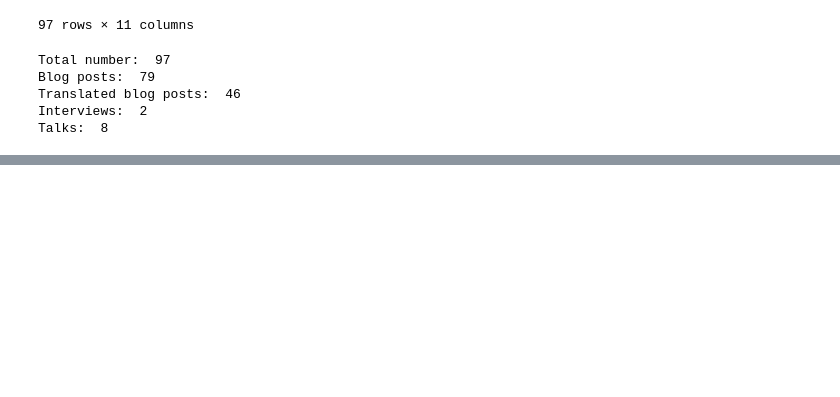
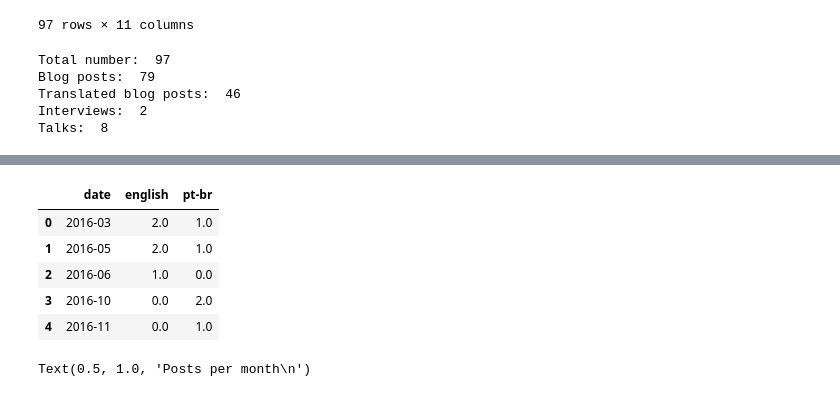
Before and after one commit to leportella/my-blog-data, a Jupyter notebook: notebooks/Articles.ipynb, the cells around one changed output, grey strips where cells are left out. Saved outputs shown, nothing was run; the diff lists cells and outputs as text; code cells hidden in the pictures; blank space fills up the shorter version.

```diff
--- a/notebooks/Articles.ipynb
+++ b/notebooks/Articles.ipynb
@@ -103,0 +106,9 @@ Talks:  8
+# %%
+import itertools
+
+years = range(2016, 2021)
+months = range(1, 13)
+combination = itertools.product(years, months)
+years = list(map(lambda r: f'{r[0]}-{r[1]:02}', combination))
+# %%
+all_years = pd.DataFrame({'date': years})
@@ -103,0 +134,19 @@ Talks:  8
+# %%
+lang = df.groupby(['date', 'lang'])['is_post'].count().unstack()
+data_per_lang = pd.merge(lang, all_years, how='outer', on='date').fillna(0)
+data_per_lang.head()
+# %% [output]
+|  | date | english | pt-br |
+| 0 | 2016-03 | 2.0 | 1.0 |
+| 1 | 2016-05 | 2.0 | 1.0 |
+| 2 | 2016-06 | 1.0 | 0.0 |
+| 3 | 2016-10 | 0.0 | 2.0 |
+| 4 | 2016-11 | 0.0 | 1.0 |
+# %%
+plt.figure(figsize=(18,5))
+sns.lineplot(x="date", y="english", data=data_per_lang, label="en")
+sns.lineplot(x="date", y="pt-br", data=data_per_lang)
+x = plt.xticks(rotation=90, fontsize=11)
+plt.title('Posts per month\n', fontsize=16)
+# %% [output]
+Text(0.5, 1.0, 'Posts per month\n')
```
Also changed, not shown: parts of 7 cells of this notebook.
